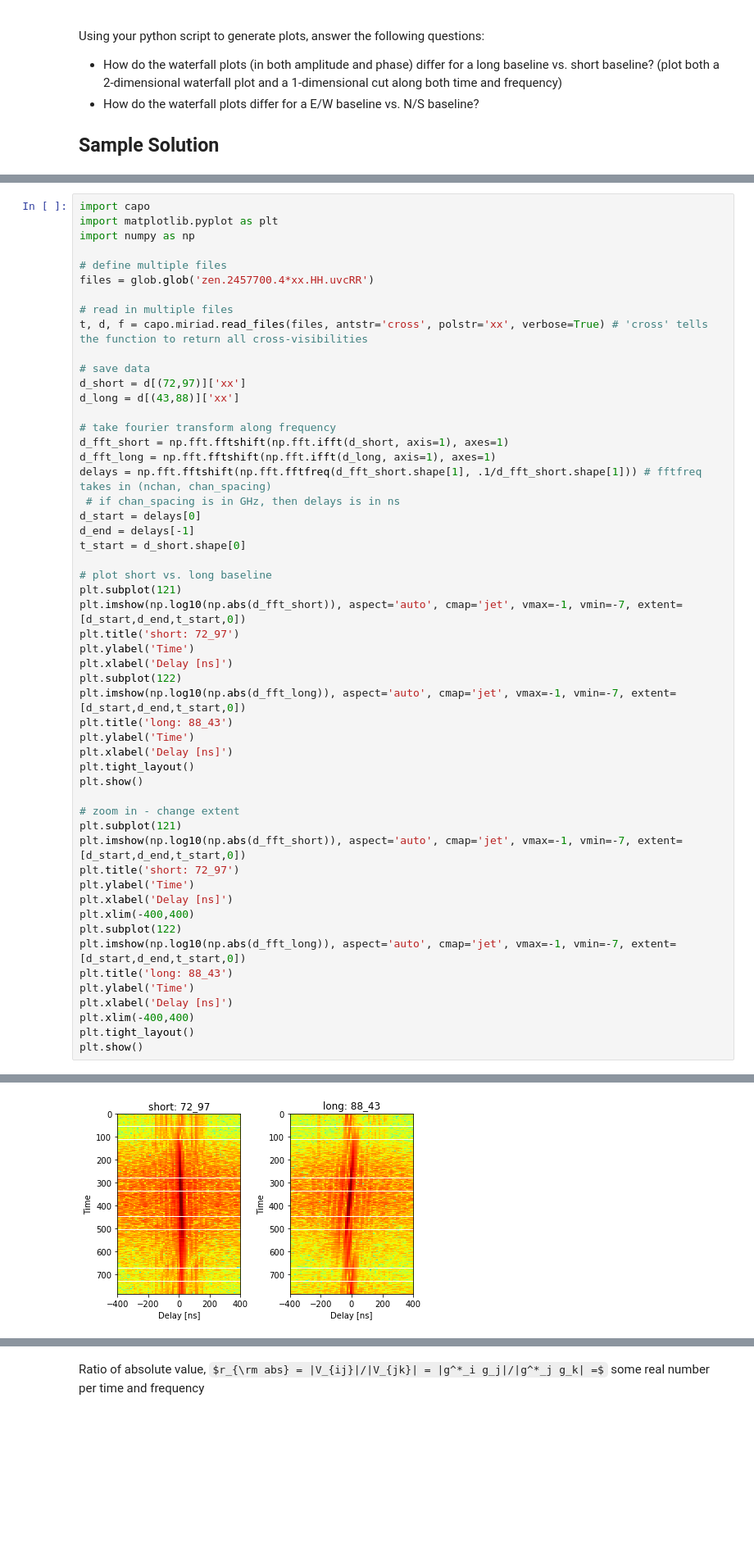
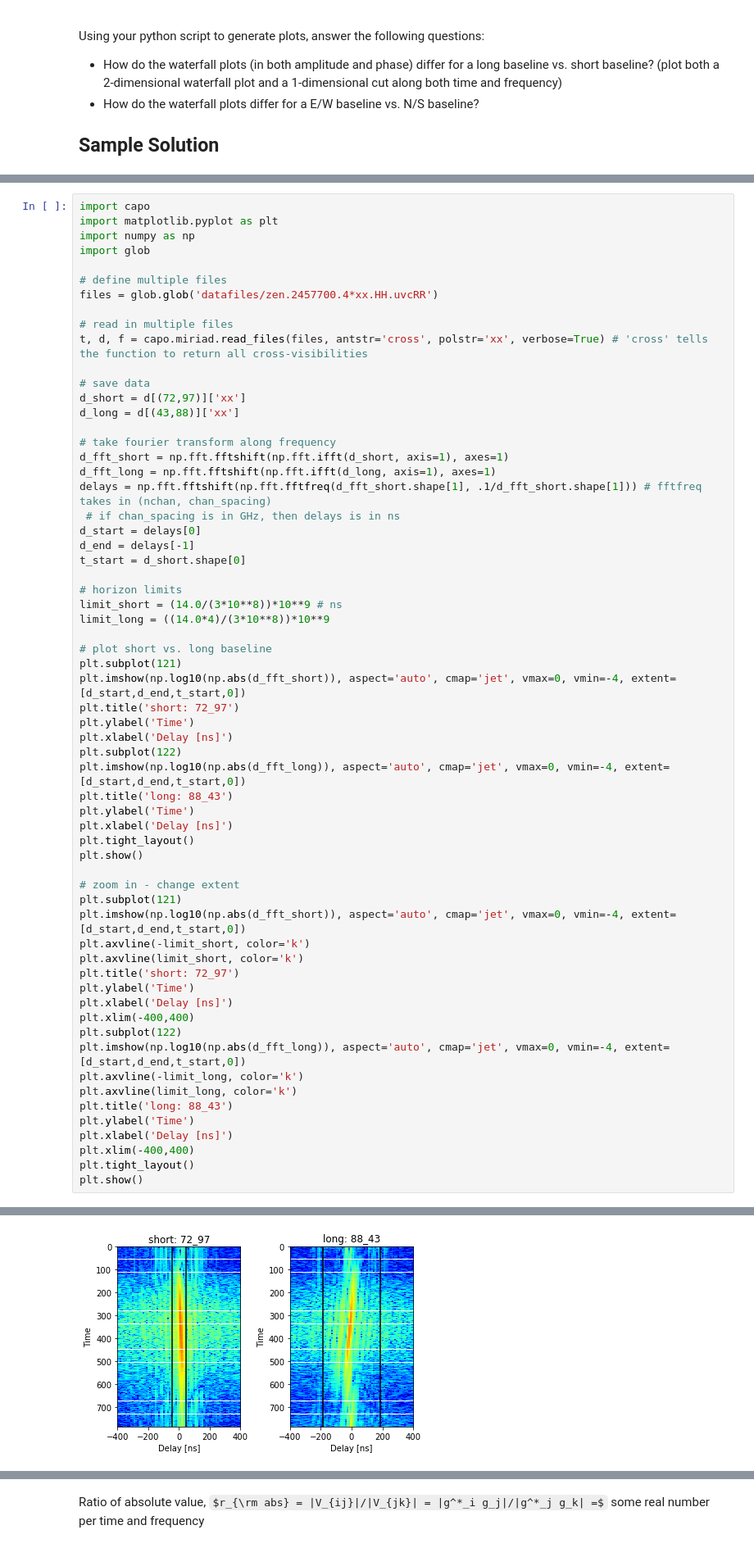
Before and after one commit to carinacheng/CHAMP2017, a Jupyter notebook: Lesson8_DataAnalysis/champ_tutorial.ipynb, the cells around one changed output, grey strips where cells are left out. Shown at 82% size. Cells and saved outputs as stored; diff of their text form; some formulas as TeX source; blank space fills up the shorter version.

Commit message:
-Tweaked activity 1&2 solutions (added horizon limits, changed color scale, etc.)

```diff
--- a/Lesson8_DataAnalysis/champ_tutorial.ipynb
+++ b/Lesson8_DataAnalysis/champ_tutorial.ipynb
@@ -219,9 +219,10 @@ Now it's your turn to code up the delay transform process, using the same script
 import capo
 import matplotlib.pyplot as plt
 import numpy as np
+import glob
 
 # define multiple files
-files = glob.glob('zen.2457700.4*xx.HH.uvcRR')
+files = glob.glob('datafiles/zen.2457700.4*xx.HH.uvcRR')
 
 # read in multiple files
 t, d, f = capo.miriad.read_files(files, antstr='cross', polstr='xx', verbose=True) # 'cross' tells the function to return all cross-visibilities
@@ -239,14 +240,18 @@ d_start = delays[0]
 d_end = delays[-1]
 t_start = d_short.shape[0]
 
+# horizon limits
+limit_short = (14.0/(3*10**8))*10**9 # ns
+limit_long = ((14.0*4)/(3*10**8))*10**9
+
 # plot short vs. long baseline
 plt.subplot(121)
-plt.imshow(np.log10(np.abs(d_fft_short)), aspect='auto', cmap='jet', vmax=-1, vmin=-7, extent=[d_start,d_end,t_start,0])
+plt.imshow(np.log10(np.abs(d_fft_short)), aspect='auto', cmap='jet', vmax=0, vmin=-4, extent=[d_start,d_end,t_start,0])
 plt.title('short: 72_97')
 plt.ylabel('Time')
 plt.xlabel('Delay [ns]')
 plt.subplot(122)
-plt.imshow(np.log10(np.abs(d_fft_long)), aspect='auto', cmap='jet', vmax=-1, vmin=-7, extent=[d_start,d_end,t_start,0])
+plt.imshow(np.log10(np.abs(d_fft_long)), aspect='auto', cmap='jet', vmax=0, vmin=-4, extent=[d_start,d_end,t_start,0])
 plt.title('long: 88_43')
 plt.ylabel('Time')
 plt.xlabel('Delay [ns]')
@@ -255,13 +260,17 @@ plt.show()
 
 # zoom in - change extent
 plt.subplot(121)
-plt.imshow(np.log10(np.abs(d_fft_short)), aspect='auto', cmap='jet', vmax=-1, vmin=-7, extent=[d_start,d_end,t_start,0])
+plt.imshow(np.log10(np.abs(d_fft_short)), aspect='auto', cmap='jet', vmax=0, vmin=-4, extent=[d_start,d_end,t_start,0])
+plt.axvline(-limit_short, color='k')
+plt.axvline(limit_short, color='k')
 plt.title('short: 72_97')
 plt.ylabel('Time')
 plt.xlabel('Delay [ns]')
 plt.xlim(-400,400)
 plt.subplot(122)
-plt.imshow(np.log10(np.abs(d_fft_long)), aspect='auto', cmap='jet', vmax=-1, vmin=-7, extent=[d_start,d_end,t_start,0])
+plt.imshow(np.log10(np.abs(d_fft_long)), aspect='auto', cmap='jet', vmax=0, vmin=-4, extent=[d_start,d_end,t_start,0])
+plt.axvline(-limit_long, color='k')
+plt.axvline(limit_long, color='k')
 plt.title('long: 88_43')
 plt.ylabel('Time')
 plt.xlabel('Delay [ns]')
@@ -287,4 +296,4 @@ plt.show()
-[figure, old version]
+[figure, new version]
 # %% [markdown]
 # Redundant Calibration
 
```
Also changed, not shown: parts of 3 cells of this notebook.
